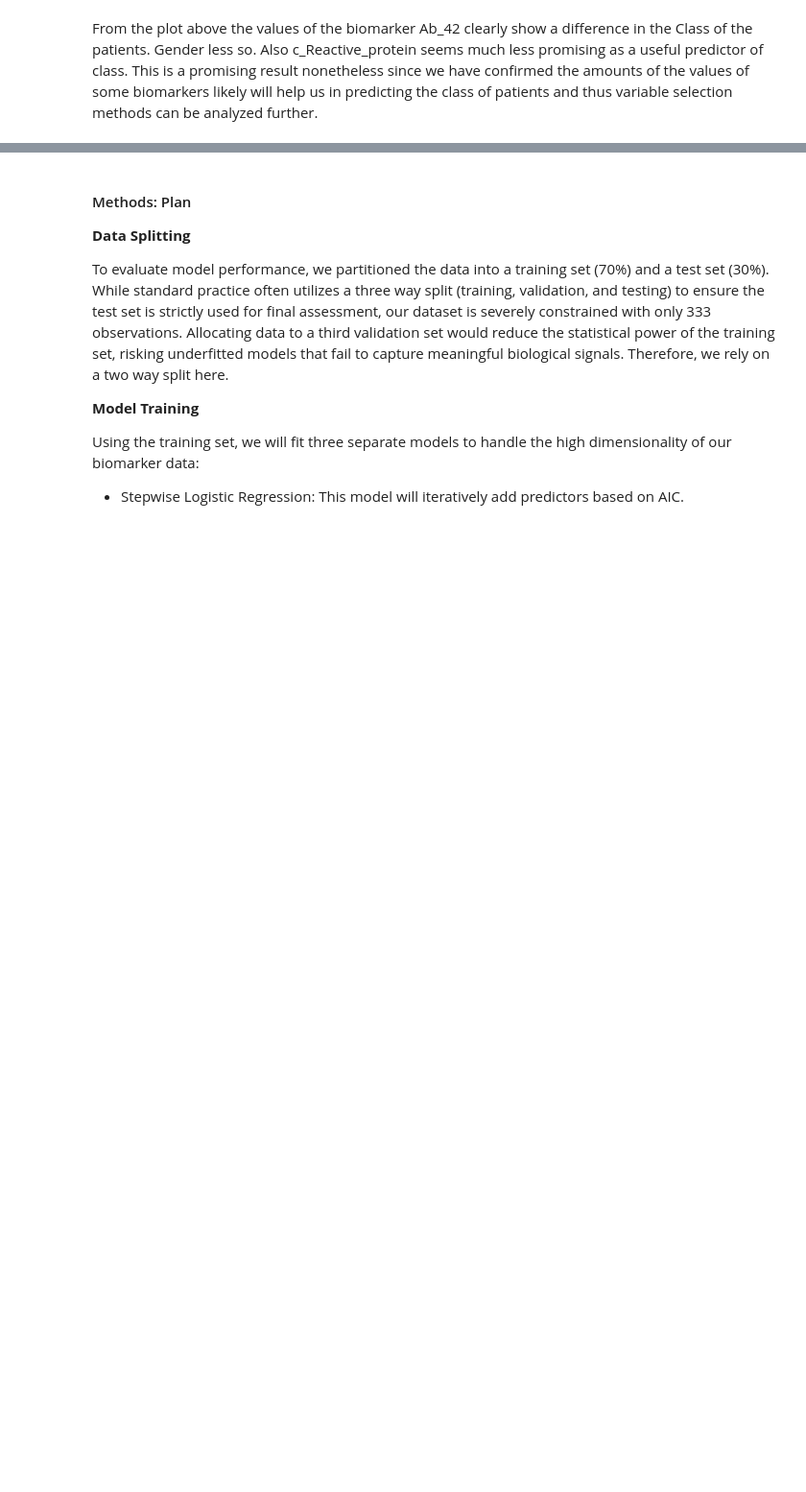
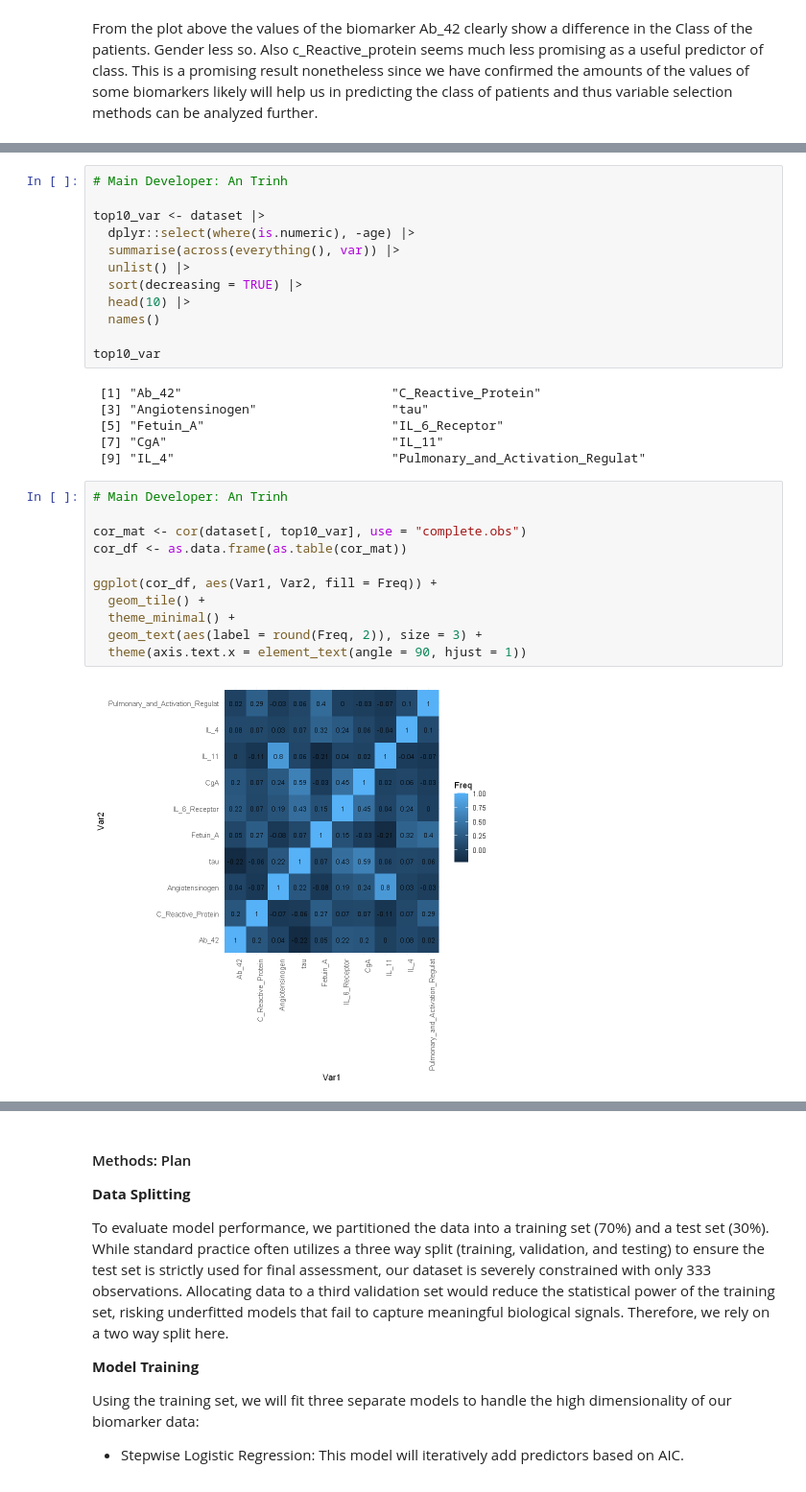
Before and after one commit to snakehabitat3/Stat301_Team23, a Jupyter notebook: T23_GroupProject.ipynb, the cells around one changed output, grey strips where cells are left out. Shown at 96% size. Cells and saved outputs as stored; diff of their text form; blank space fills up the shorter version.

Commit message:
Add heatmap to EDA

```diff
--- a/T23_GroupProject.ipynb
+++ b/T23_GroupProject.ipynb
@@ -236,0 +257,31 @@ From the plot above the values of the biomarker Ab_42 clearly show a difference
+# %%
+# Main Developer: An Trinh
+
+top10_var <- dataset |>
+  dplyr::select(where(is.numeric), -age) |>
+  summarise(across(everything(), var)) |>
+  unlist() |>
+  sort(decreasing = TRUE) |>
+  head(10) |>
+  names()
+
+top10_var
+# %% [output]
+ [1] "Ab_42"                            "C_Reactive_Protein"
+ [3] "Angiotensinogen"                  "tau"
+ [5] "Fetuin_A"                         "IL_6_Receptor"
+ [7] "CgA"                              "IL_11"
+ [9] "IL_4"                             "Pulmonary_and_Activation_Regulat"
+# %%
+# Main Developer: An Trinh
+
+cor_mat <- cor(dataset[, top10_var], use = "complete.obs")
+cor_df <- as.data.frame(as.table(cor_mat))
+
+ggplot(cor_df, aes(Var1, Var2, fill = Freq)) +
+  geom_tile() +
+  theme_minimal() +
+  geom_text(aes(label = round(Freq, 2)), size = 3) +
+  theme(axis.text.x = element_text(angle = 90, hjust = 1))
+# %% [output]
+[figure, added]
```
Also changed, not shown: parts of 7 cells of this notebook.
